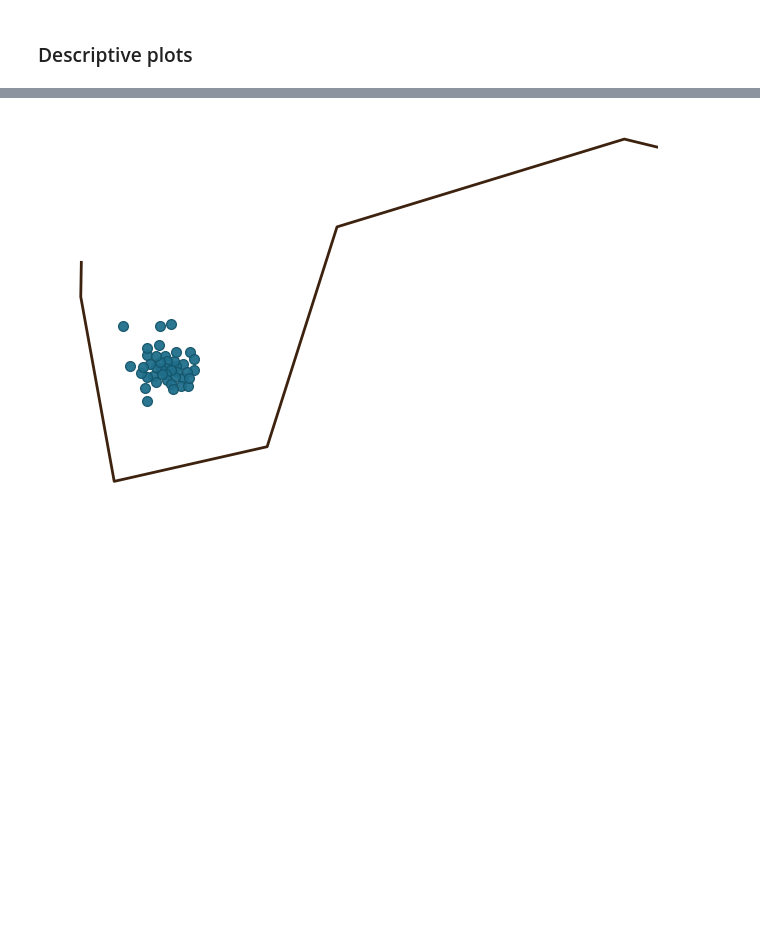
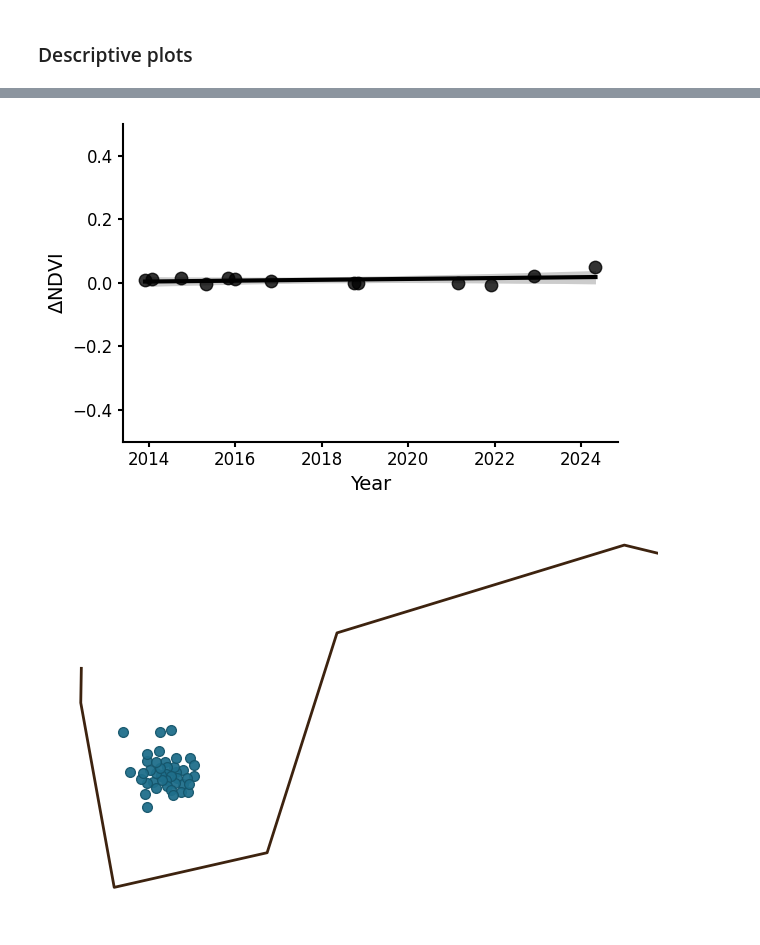
Before and after one commit to ruthviksp/territory_geometry, a Jupyter notebook: model_lek_transition.ipynb, the cells around one changed output, grey strips where cells are left out. Drawn from its saved outputs; the diff is of its cells as text; code cells hidden in the pictures; blank space fills up the shorter version.

```diff
--- a/model_lek_transition.ipynb
+++ b/model_lek_transition.ipynb
@@ -239,29 +369,32 @@ fit = posterior.sample(num_chains=4, num_warmup=1000, num_samples=1000)
 # %%
 fig, ax = plt.subplots(figsize=(6, 4))
 
 # Compute posterior mean number of territories
 y = fit['alpha'].reshape(-1,1) + fit['beta'].reshape(-1,1) * t_grid[None,:]
 y_mean = np.mean(y, axis=0)
 y_lower,y_upper = np.quantile(y, [0.025,0.975], axis=0)
 
 # Plot model fits
 ax.plot(date_grid, y_mean, linewidth=3, color='black')
 ax.fill_between(date_grid, y_lower, y_upper, color='black', alpha=0.2, linewidth=0)
 
 # Add scatter to the plot
 ax.scatter(df['date'], df['dNDVI'], s=80, color='black', edgecolor='black', alpha=0.8, zorder=4)
 
 ax.spines['top'].set_visible(False)
 ax.spines['right'].set_visible(False)
 ax.spines['left'].set_linewidth(1.5)
 ax.spines['bottom'].set_linewidth(1.5)
 ax.tick_params(axis='both', which='major', labelsize=12, width=1.5)
 
+ax.set_ylim(-0.5,0.5)
 ax.set_xlabel('Year', fontsize=14)
 ax.set_ylabel('$\Delta$NDVI', fontsize=14)
 
 plt.tight_layout()
-plt.savefig(out_dir/'ndvi.png', dpi=300, bbox_inches='tight')
+# plt.savefig(out_dir/'ndvi.png', dpi=300, bbox_inches='tight')
+# %% [output]
+[figure, added]
 # %%
 ## Month look-up chart
 month_lookup = {'JAN': 1, 'FEB': 2, 'MAR': 3, 'APR': 4, 'MAY': 5, 'JUN': 6,
```
Also changed, not shown: parts of 6 cells of this notebook, 1 other file.
